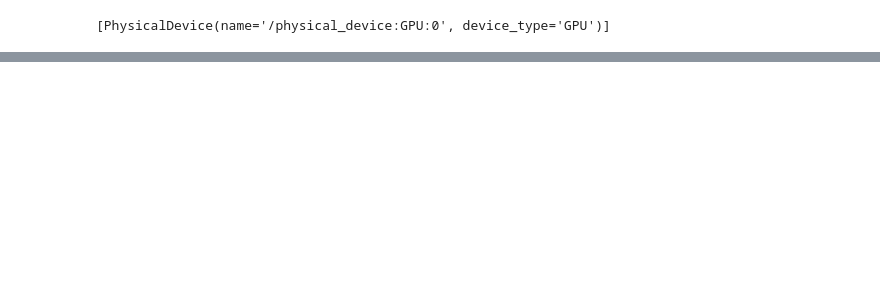
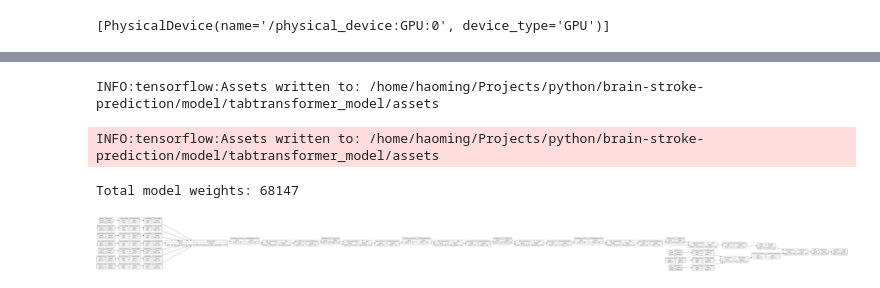
Before and after one commit to hewlett-packard-lovecraft/brain-stroke-prediction, a Jupyter notebook: tabtransformer.ipynb, the cells around one changed output, grey strips where cells are left out. Drawn from its saved outputs; the diff is of its cells as text; code cells hidden in the pictures; blank space fills up the shorter version.

Commit message:
train_v2.csv

```diff
--- a/tabtransformer.ipynb
+++ b/tabtransformer.ipynb
@@ -196,9 +229,17 @@ try:
     )
 
 except:
-    test_data, train_data, validation_data = prepare_data_tvt(header=CSV_HEADER, categorical_features=CATEGORICAL_FEATURE_NAMES)
+    test_data, train_data, validation_data = prepare_data_tvt(
+        header=CSV_HEADER,
+        categorical_features=CATEGORICAL_FEATURE_NAMES,
+        numerical_features=NUMERIC_FEATURE_NAMES,
+    )
 
-test_data, train_data, validation_data = prepare_data_tvt(header=CSV_HEADER, categorical_features=CATEGORICAL_FEATURE_NAMES)
+test_data, train_data, validation_data = prepare_data_tvt(
+    header=CSV_HEADER,
+    categorical_features=CATEGORICAL_FEATURE_NAMES,
+    numerical_features=NUMERIC_FEATURE_NAMES,
+)
 
 print(
     f"Using {len(train_data)} samples for training, {len(validation_data)} for validation, and {len(test_data)} for test"
@@ -752,0 +609,15 @@ Validation accuracy: 91.27% AUC: 0.6375114917755127
+# %%
+tabtransformer_model = create_tabtransformer_classifier(
+    num_transformer_blocks=NUM_TRANSFORMER_BLOCKS,
+    num_heads=NUM_HEADS,
+    embedding_dims=EMBEDDING_DIMS,
+    mlp_hidden_units_factors=MLP_HIDDEN_UNITS_FACTORS,
+    dropout_rate=DROPOUT_RATE,
+    # use_column_embedding=True
+)
+
+tabtransformer_model.save(TABTRANSFORMER_MODEL_PATH)
+
+print("Total model weights:", tabtransformer_model.count_params())
+keras.utils.plot_model(tabtransformer_model, show_shapes=True, rankdir="LR")
+# %% [output]
@@ -752,0 +627,4 @@ Validation accuracy: 91.27% AUC: 0.6375114917755127
+INFO:tensorflow:Assets written to: /home/haoming/Projects/python/brain-stroke-prediction/model/tabtransformer_model/assets
+INFO:tensorflow:Assets written to: /home/haoming/Projects/python/brain-stroke-prediction/model/tabtransformer_model/assets
+Total model weights: 68147
+[figure, added]
```
Also changed, not shown: parts of 14 cells of this notebook, 33 other files.
